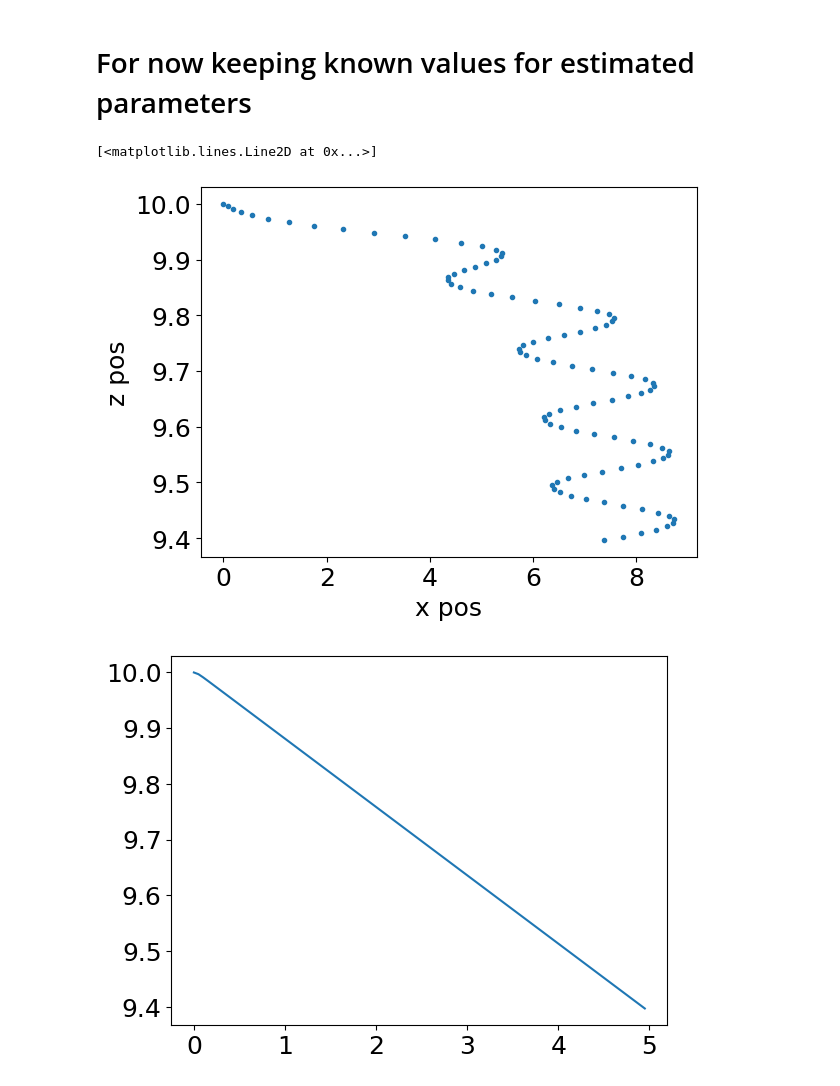
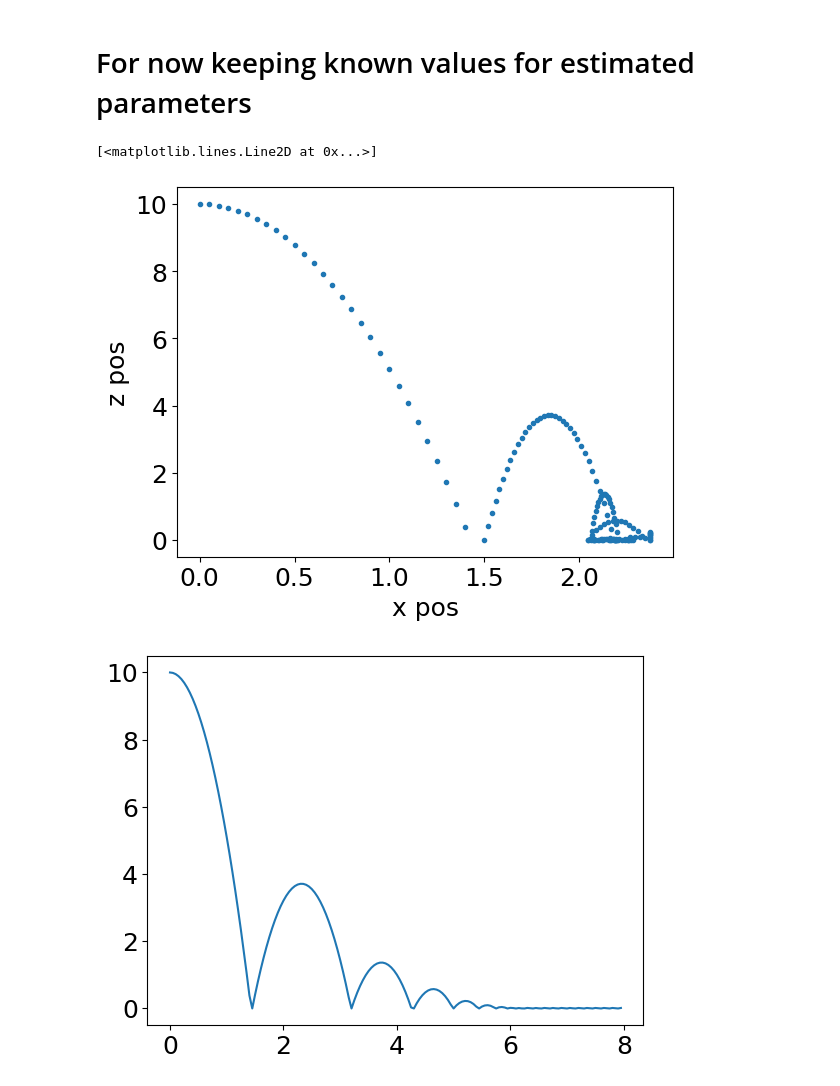
Before and after one commit to tylerjohnbecker/Nonlinear_and_Data_Driven_Estimation, a Jupyter notebook: BouncingBall.ipynb, the cells around one changed output. Drawn from its saved outputs; the diff is of its cells as text; code cells hidden in the pictures.

```diff
--- a/BouncingBall.ipynb
+++ b/BouncingBall.ipynb
@@ -254,7 +254,7 @@ def f_ode(x_vec, tsim, u_func, f):
         Time derivative of state vector
     '''
     u_vec = u_func(x_vec, tsim)
-    x_dot_vec = f(x_vec, u_vec)
+    x_dot_vec = f_in_air(x_vec, u_vec)
     return x_dot_vec
 # %%
 def u_func(x_vec, tsim, m=m, g=g, r=r, Im=Im, e=e, mu=mu):
@@ -268,7 +268,7 @@ def u_func(x_vec, tsim, m=m, g=g, r=r, Im=Im, e=e, mu=mu):
 
     ctrl_x = 10 * err_x
 
-    theta_dot_desired = -4
+    theta_dot_desired = -1
     theta_dot = x_vec[4]
 
     err_theta = theta_dot_desired - theta_dot
@@ -278,7 +278,7 @@ def u_func(x_vec, tsim, m=m, g=g, r=r, Im=Im, e=e, mu=mu):
     return [0, 0, ctrl_theta]
 # %%
 delta_t = .05
-tsim = np.arange(0, 5.0, step=delta_t)
+tsim = np.arange(0, 8.0, step=delta_t)
 # %%
 x0 = np.array([0, 1.0, 10.0, 0, 0, 0.0])
 # %%
@@ -309,38 +309,36 @@ for i in range(1, len(tsim)):
 
     # Check for event
     event_val_prev = ground_event(current_time, current_state)
+    event_val_curr = ground_event(next_time, sol[-1])
 
     current_state = sol[-1]
     current_time = next_time
 
-    if i > 0:
-        event_val_curr = ground_event(next_time, sol[-1])
+    if event_val_prev * event_val_curr < 0:
+        events.append((next_time, sol[-1][0]))
 
-        if event_val_prev * event_val_curr < 0:
-            events.append((next_time, sol[-1][0]))
-
-            # update current state to reflect the change from impact
-            current_state += f_impact(current_state, [0, 0, 0]) * delta_t
+        # update current state to reflect the change from impact
+        current_state += f_impact(current_state, [0, 0, 0]) * delta_t
 
     if current_state[2] < 0:
         current_state[2] = 0
 # %%
 sol = np.array(sol)
 
 fig = plt.figure()
 ax = fig.add_subplot(111)
-ax.plot(result[:, 0], result[:, 2], '.')
+ax.plot(sol[:, 0], sol[:, 2], '.')
 ax.set_xlabel('x pos')
 ax.set_ylabel('z pos')
 
 
 fig2 = plt.figure()
 ax2 = fig2.add_subplot(111)
-ax2.plot(tsim, result[:,2])
+ax2.plot(tsim, sol[:,2])
 # %% [output]
 [<matplotlib.lines.Line2D at 0x...>]
-[figure, old version]
+[figure, new version]
-[figure, old version]
+[figure, new version]
 # %%
 def h(x_vec, u_vec):
     return [x_vec[0], x_vec[2], x_vec[4]]
```
Also changed, not shown: parts of 10 cells of this notebook.
